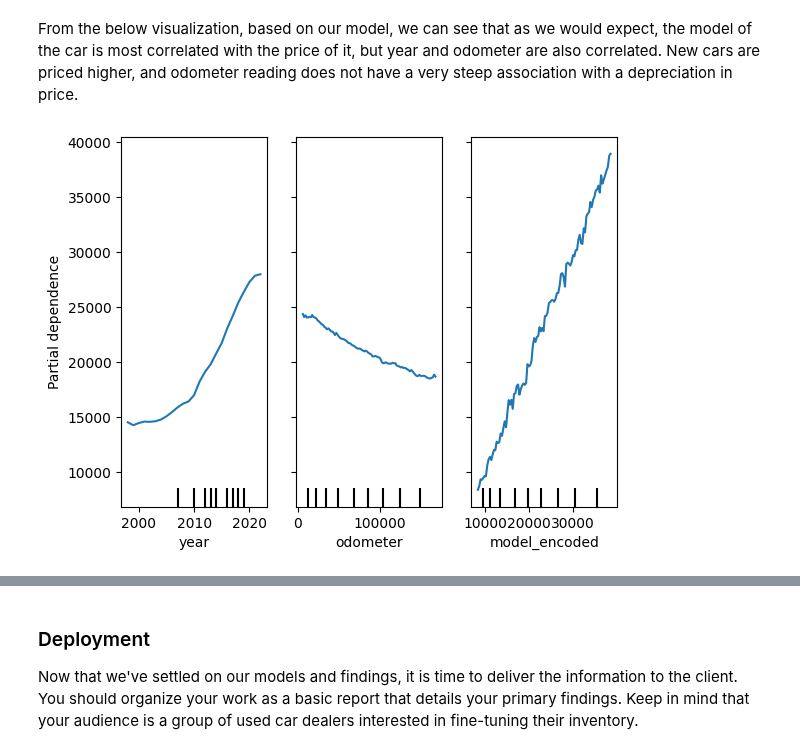
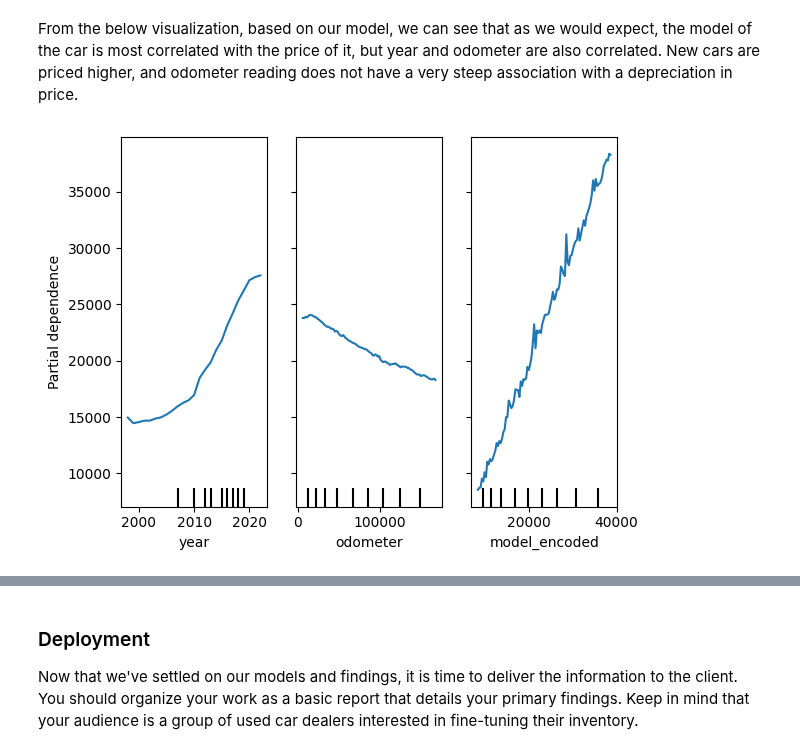
Before and after one commit to dslapelis/ML-AI-11.1, a Jupyter notebook: prompt_II.ipynb, the cells around one changed output, grey strips where cells are left out. Saved outputs shown, nothing was run; the diff lists cells and outputs as text; code cells hidden in the pictures.

```diff
--- a/prompt_II.ipynb
+++ b/prompt_II.ipynb
@@ -256,7 +256,7 @@ def build_random_forest_regressor_model(features: pd.DataFrame, target: pd.Serie
     mae = mean_absolute_error(y_test, y_pred)
     r2 = r2_score(y_test, y_pred)
 
-    return (y_test, y_pred, mae, r2, (X_test, model))
+    return (y_test, y_pred, mae, r2, (X_train, X_test, model))
 
 def build_lasso_regression_model(features: pd.DataFrame, target: pd.Series):
     """This function builds and trains our LassoRegression model.
@@ -353,6 +353,7 @@ Name: count, Length: 12120, dtype: int64
 # %% [markdown]
 We can use target encoding to encode the model with the average price for that model. That way the model is represented as a numeric value associated with the target variable, `price`, that our model can process.
 # %%
-model_target_mean = data1.groupby('model')['price'].mean()
-data1['model_encoded'] = data1['model'].map(model_target_mean)
+data2 = copy.deepcopy(data1)
+model_target_mean = data2.groupby(['model'])['price'].mean()
+data2['model_encoded'] = data2['model'].map(model_target_mean)
 # %%
@@ -375,10 +376,12 @@ visualize_pred_vs_act(y_test, y_pred)
 # %% [markdown]
 I think we're forgetting something. A clean title car of the same year/make/model will be priced higher than one that has a salvage title. Let's adjust our model to account for the title status.
 # %%
-data2 = copy.deepcopy(data1)
-data2.dropna(subset=["title_status"]) # We have to clean out the nulls because we didn't do this previously.
-features = data2[["year", "odometer", "condition", "model_encoded", "manufacturer", "title_status"]]
-target = data2["price"]
+data3 = copy.deepcopy(data1)
+data3.dropna(subset=["title_status"]) # We have to clean out the nulls because we didn't do this previously.
+data3['model_encoded'] = data3.groupby(['model', 'title_status'])['price'].transform('mean')
+data3.dropna(subset=["model_encoded"], inplace=True)
+features = data3[["year", "odometer", "condition", "model_encoded", "manufacturer", "title_status"]]
+target = data3["price"]
 features = pd.get_dummies(features, drop_first=True)
 # %%
 y_test, y_pred, mae, r2, yr_odo_con_man_mod_title = build_random_forest_regressor_model(features, target)
@@ -434,10 +437,11 @@ With some modeling accomplished, we aim to reflect on what we identify as a high
 # %% [markdown]
 From the below visualization, based on our model, we can see that as we would expect, the model of the car is most correlated with the price of it, but year and odometer are also correlated. New cars are priced higher, and odometer reading does not have a very steep association with a depreciation in price.
 # %%
-X_test = yr_odo_con_man_mod_title[0]
-model = yr_odo_con_man_mod_title[1]
+X_train = yr_odo_con_man_mod_title[0]
+X_test = yr_odo_con_man_mod_title[1]
+model = yr_odo_con_man_mod_title[2]
 PartialDependenceDisplay.from_estimator(model, X_test, features=[0, 1, 2], feature_names=X_test.columns)
 plt.show()
 # %% [output]
-[figure, old version]
+[figure, new version]
 # %%
```
Also changed, not shown: parts of 13 cells of this notebook, 2 other files.
